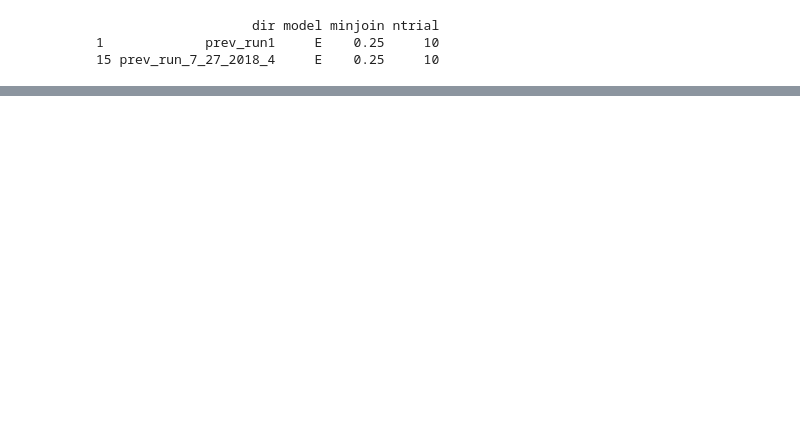
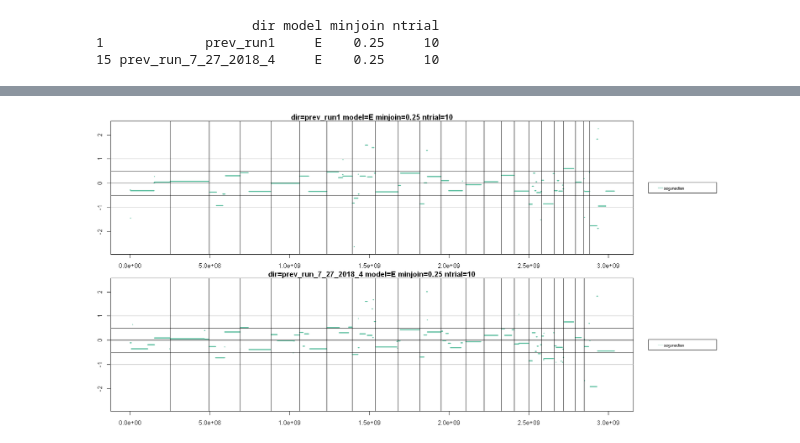
Before and after one commit to CodingBash/compare-cnprep-results, a Jupyter notebook: notebooks/Compare CNPrep Runs.ipynb, the cells around one changed output, grey strips where cells are left out. Saved outputs shown, nothing was run; the diff lists cells and outputs as text; code cells hidden in the pictures; blank space fills up the shorter version.

```diff
--- a/notebooks/Compare CNPrep Runs.ipynb
+++ b/notebooks/Compare CNPrep Runs.ipynb
@@ -72,0 +72,2 @@ Below, we have an example function for highlighting seg.medians that FACETs woul
+# %%
+organoidId <- "hT1"
@@ -72,0 +88,9 @@ Below, we have an example function for highlighting seg.medians that FACETs woul
+# %%
+supplementary_values <- c("seg.median")
+grid_lines <- TRUE
+chrom_lines <- TRUE
+bin_coord <- FALSE
+
+displayCNprepResults(organoidId= organoidId, model_specs = all_model_specs[selected_model_specs, ], supplementary_values = c("seg.median"), supplementary_cols =  supplementary_cols, grid_lines = grid_lines, chrom_lines = chrom_lines, bin_coord = bin_coord)
+# %% [output]
+[figure, added]
```
Also changed, not shown: parts of 41 cells of this notebook, 2 other files.
